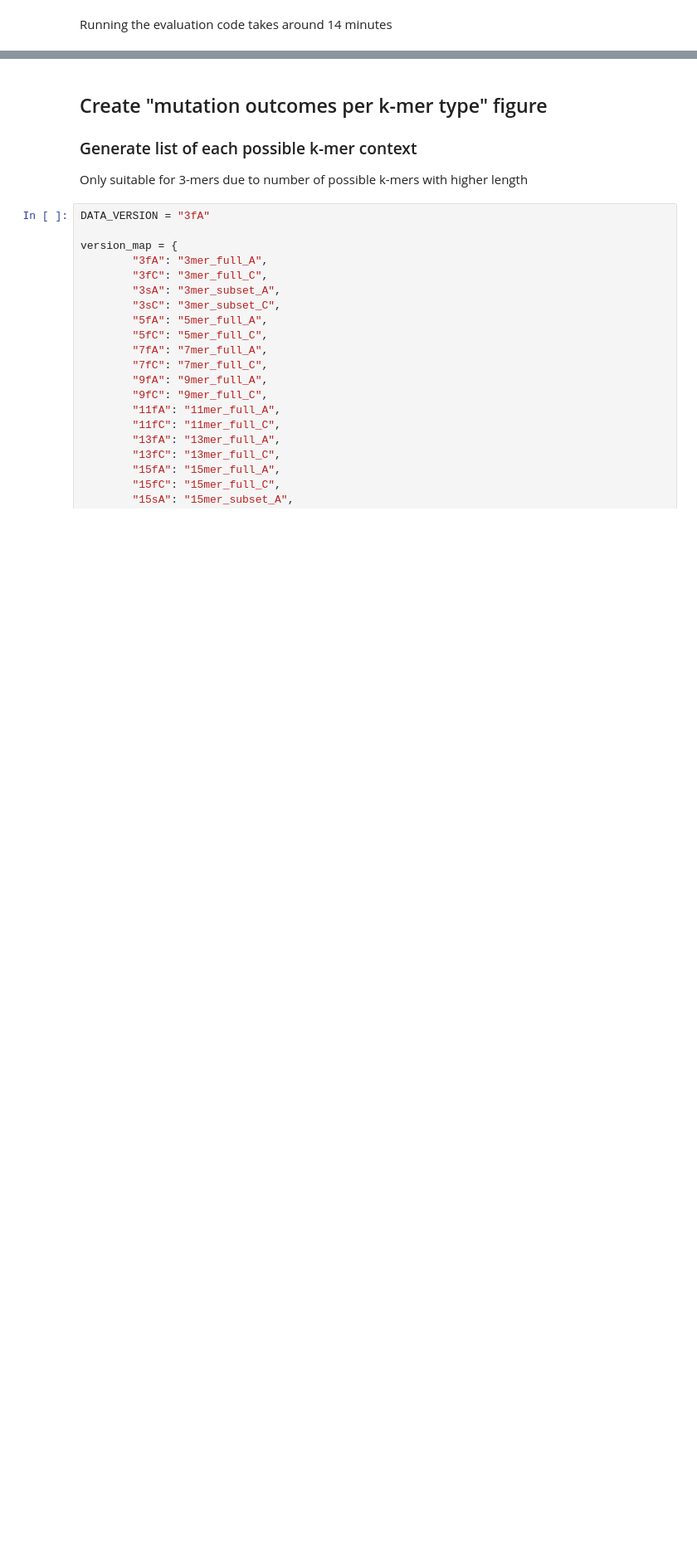
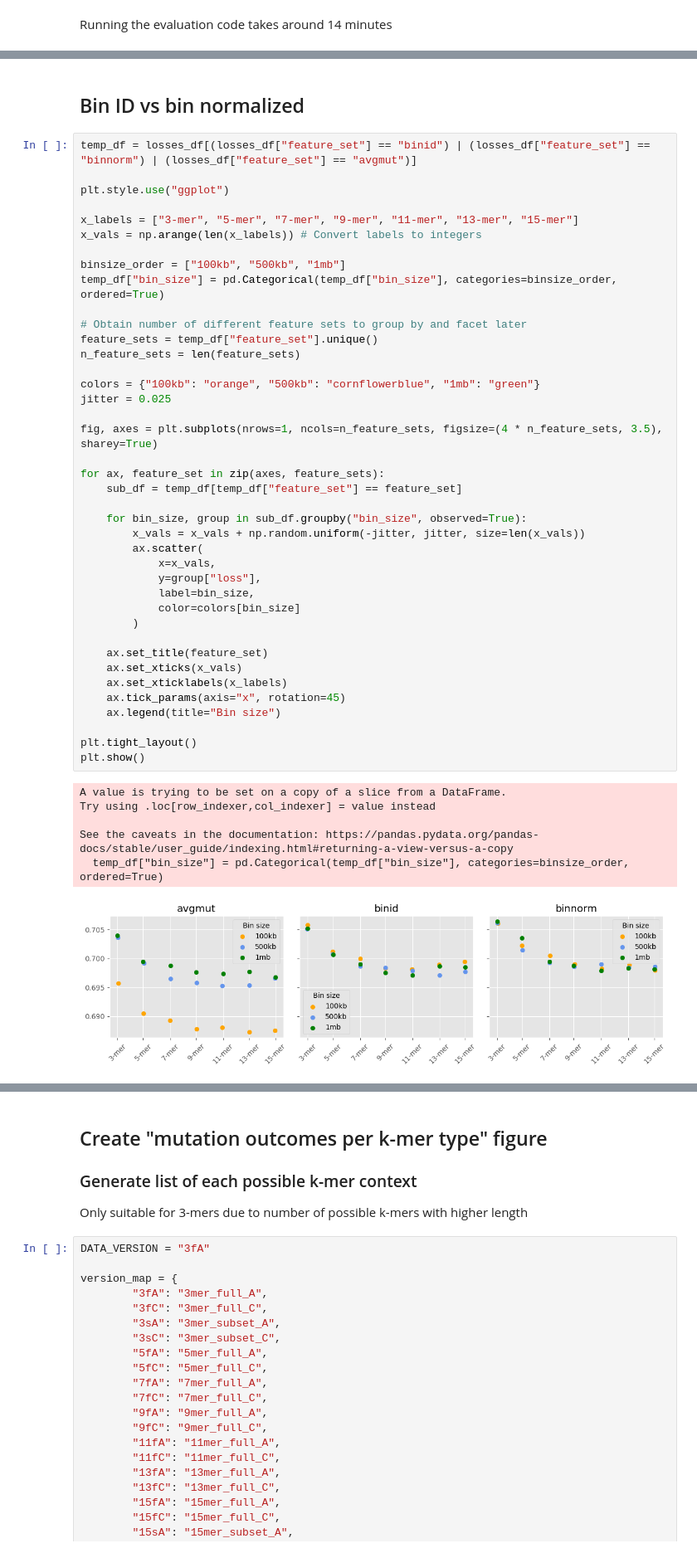
Before and after one commit to grnimrod/mutation-probs-nn, a Jupyter notebook: src/inference.ipynb, the cells around one changed output, grey strips where cells are left out. Shown at 83% size. Saved outputs shown, nothing was run; the diff lists cells and outputs as text; blank space fills up the shorter version.

```diff
--- a/src/inference.ipynb
+++ b/src/inference.ipynb
@@ -115,0 +222,49 @@ plt.show()
+# %% [markdown]
+## Bin ID vs bin normalized
+# %%
+temp_df = losses_df[(losses_df["feature_set"] == "binid") | (losses_df["feature_set"] == "binnorm") | (losses_df["feature_set"] == "avgmut")]
+
+plt.style.use("ggplot")
+
+x_labels = ["3-mer", "5-mer", "7-mer", "9-mer", "11-mer", "13-mer", "15-mer"]
+x_vals = np.arange(len(x_labels)) # Convert labels to integers
+
+binsize_order = ["100kb", "500kb", "1mb"]
+temp_df["bin_size"] = pd.Categorical(temp_df["bin_size"], categories=binsize_order, ordered=True)
+
+# Obtain number of different feature sets to group by and facet later
+feature_sets = temp_df["feature_set"].unique()
+n_feature_sets = len(feature_sets)
+
+colors = {"100kb": "orange", "500kb": "cornflowerblue", "1mb": "green"}
+jitter = 0.025
+
+fig, axes = plt.subplots(nrows=1, ncols=n_feature_sets, figsize=(4 * n_feature_sets, 3.5), sharey=True)
+
+for ax, feature_set in zip(axes, feature_sets):
+    sub_df = temp_df[temp_df["feature_set"] == feature_set]
+
+    for bin_size, group in sub_df.groupby("bin_size", observed=True):
+        x_vals = x_vals + np.random.uniform(-jitter, jitter, size=len(x_vals))
+        ax.scatter(
+            x=x_vals,
+            y=group["loss"],
+            label=bin_size,
+            color=colors[bin_size]
+        )
+
+    ax.set_title(feature_set)
+    ax.set_xticks(x_vals)
+    ax.set_xticklabels(x_labels)
+    ax.tick_params(axis="x", rotation=45)
+    ax.legend(title="Bin size")
+
+plt.tight_layout()
+plt.show()
+# %% [output]
+A value is trying to be set on a copy of a slice from a DataFrame.
+Try using .loc[row_indexer,col_indexer] = value instead
+
+See the caveats in the documentation: https://pandas.pydata.org/pandas-docs/stable/user_guide/indexing.html#returning-a-view-versus-a-copy
+  temp_df["bin_size"] = pd.Categorical(temp_df["bin_size"], categories=binsize_order, ordered=True)
+[figure, added]
```
Also changed, not shown: parts of 16 cells of this notebook.
